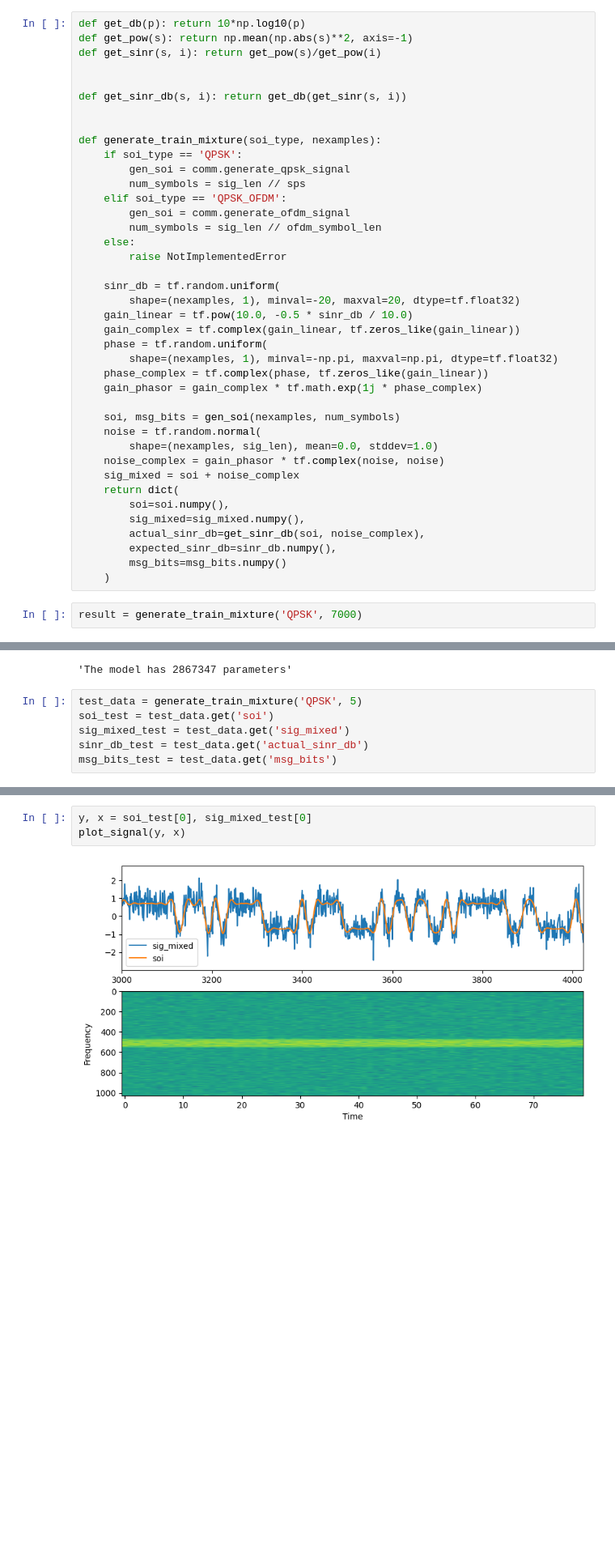
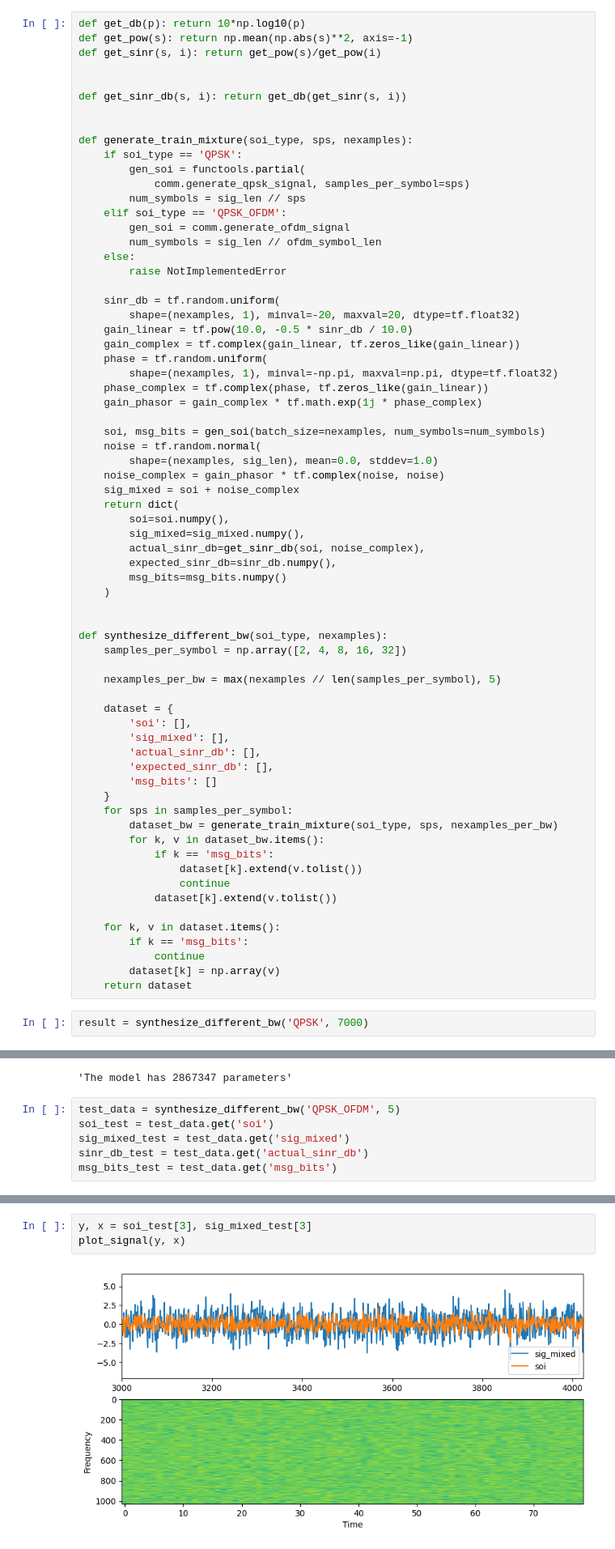
Before and after one commit to AllisonOge/modulation_classification_using_early_exiting, a Jupyter notebook: pofc.ipynb, the cells around one changed output, grey strips where cells are left out. Shown at 81% size. Cells and saved outputs as stored; diff of their text form; blank space fills up the shorter version.

```diff
--- a/pofc.ipynb
+++ b/pofc.ipynb
@@ -240,9 +248,10 @@ def get_sinr(s, i): return get_pow(s)/get_pow(i)
 def get_sinr_db(s, i): return get_db(get_sinr(s, i))
 
 
-def generate_train_mixture(soi_type, nexamples):
+def generate_train_mixture(soi_type, sps, nexamples):
     if soi_type == 'QPSK':
-        gen_soi = comm.generate_qpsk_signal
+        gen_soi = functools.partial(
+            comm.generate_qpsk_signal, samples_per_symbol=sps)
         num_symbols = sig_len // sps
     elif soi_type == 'QPSK_OFDM':
         gen_soi = comm.generate_ofdm_signal
@@ -259,7 +268,7 @@ def generate_train_mixture(soi_type, nexamples):
     phase_complex = tf.complex(phase, tf.zeros_like(gain_linear))
     gain_phasor = gain_complex * tf.math.exp(1j * phase_complex)
 
-    soi, msg_bits = gen_soi(nexamples, num_symbols)
+    soi, msg_bits = gen_soi(batch_size=nexamples, num_symbols=num_symbols)
     noise = tf.random.normal(
         shape=(nexamples, sig_len), mean=0.0, stddev=1.0)
     noise_complex = gain_phasor * tf.complex(noise, noise)
@@ -271,8 +280,35 @@ def generate_train_mixture(soi_type, nexamples):
         expected_sinr_db=sinr_db.numpy(),
         msg_bits=msg_bits.numpy()
     )
+
+
+def synthesize_different_bw(soi_type, nexamples):
+    samples_per_symbol = np.array([2, 4, 8, 16, 32])
+
+    nexamples_per_bw = max(nexamples // len(samples_per_symbol), 5)
+
+    dataset = {
+        'soi': [],
+        'sig_mixed': [],
+        'actual_sinr_db': [],
+        'expected_sinr_db': [],
+        'msg_bits': []
+    }
+    for sps in samples_per_symbol:
+        dataset_bw = generate_train_mixture(soi_type, sps, nexamples_per_bw)
+        for k, v in dataset_bw.items():
+            if k == 'msg_bits':
+                dataset[k].extend(v.tolist())
+                continue
+            dataset[k].extend(v.tolist())
+
+    for k, v in dataset.items():
+        if k == 'msg_bits':
+            continue
+        dataset[k] = np.array(v)
+    return dataset
 # %%
-result = generate_train_mixture('QPSK', 7000)
+result = synthesize_different_bw('QPSK', 7000)
 # %%
 soi = result.get('soi')
 sig_mixed = result.get('sig_mixed')
@@ -414,7 +461,7 @@ Denoiser2(
 # %% [output]
 'The model has 2867347 parameters'
 # %%
-test_data = generate_train_mixture('QPSK', 5)
+test_data = synthesize_different_bw('QPSK_OFDM', 5)
 soi_test = test_data.get('soi')
 sig_mixed_test = test_data.get('sig_mixed')
 sinr_db_test = test_data.get('actual_sinr_db')
@@ -431,8 +483,8 @@ array([  5.8325853,   2.0880816, -20.719143 , -18.825294 ,  -4.312825 ],
 # %%
-y, x = soi_test[0], sig_mixed_test[0]
+y, x = soi_test[3], sig_mixed_test[3]
 plot_signal(y, x)
 # %% [output]
-[figure, old version]
+[figure, new version]
 # %%
 model.eval()
 
```
Also changed, not shown: parts of 15 cells of this notebook, 3 other files.
